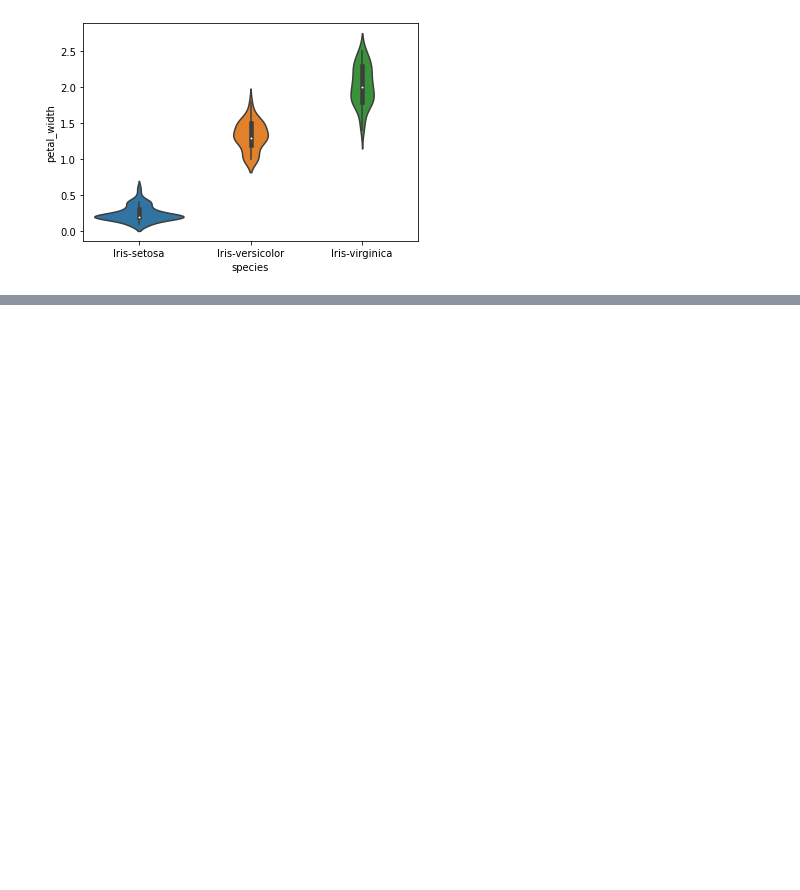
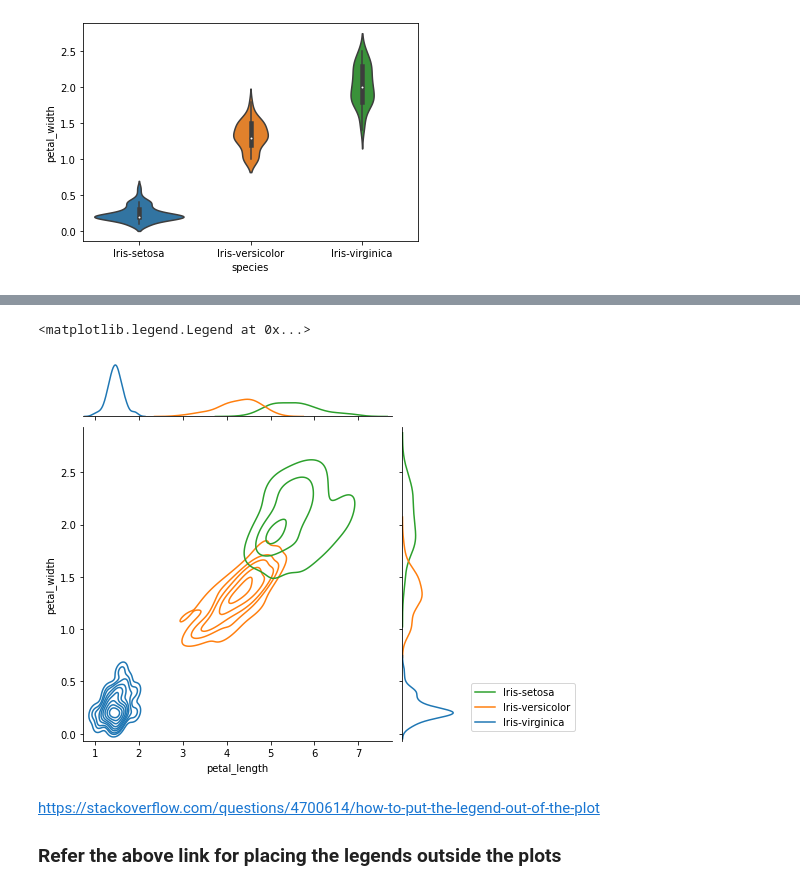
Before and after one commit to Vikas-KM/exploratory-data-analysis, a Jupyter notebook: eda_iris.ipynb, the cells around one changed output, grey strips where cells are left out. Cells and saved outputs as stored; diff of their text form; code cells hidden in the pictures; blank space fills up the shorter version.

```diff
--- a/eda_iris.ipynb
+++ b/eda_iris.ipynb
@@ -179,0 +188,11 @@ sns.violinplot(x='species', y='petal_width', data=df_iris)
+# %%
+sns.jointplot(x='petal_length',y='petal_width', data=df_iris, kind='kde', hue='species', legend=False)
+ax = plt.gca()
+ax.legend(df_iris['species'].unique(), bbox_to_anchor=(1.2, 0.2))
+# %% [output]
+<matplotlib.legend.Legend at 0x...>
+[figure, added]
+# %% [markdown]
+https://stackoverflow.com/questions/4700614/how-to-put-the-legend-out-of-the-plot
+
+### Refer the above link for placing the legends outside the plots
```
Also changed, not shown: parts of 2 cells of this notebook.
